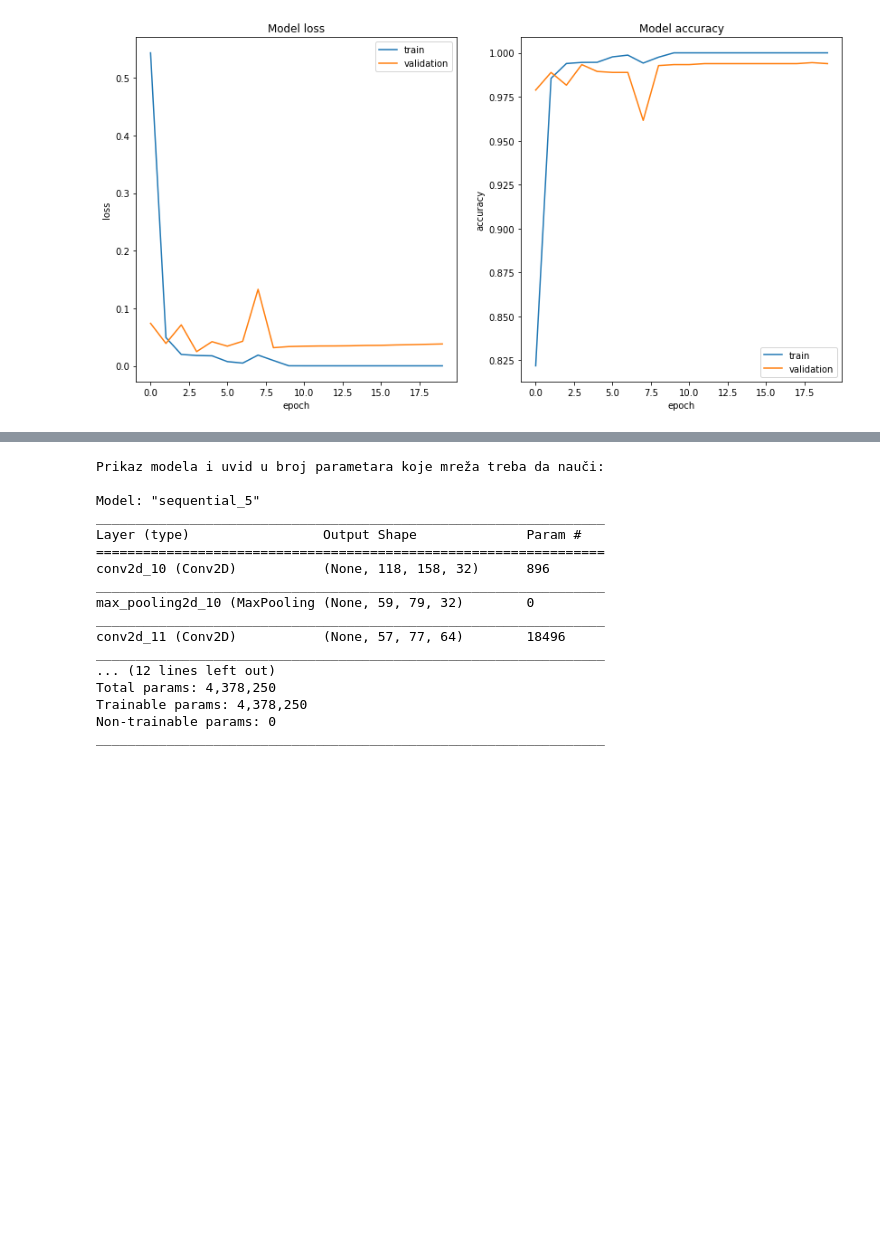
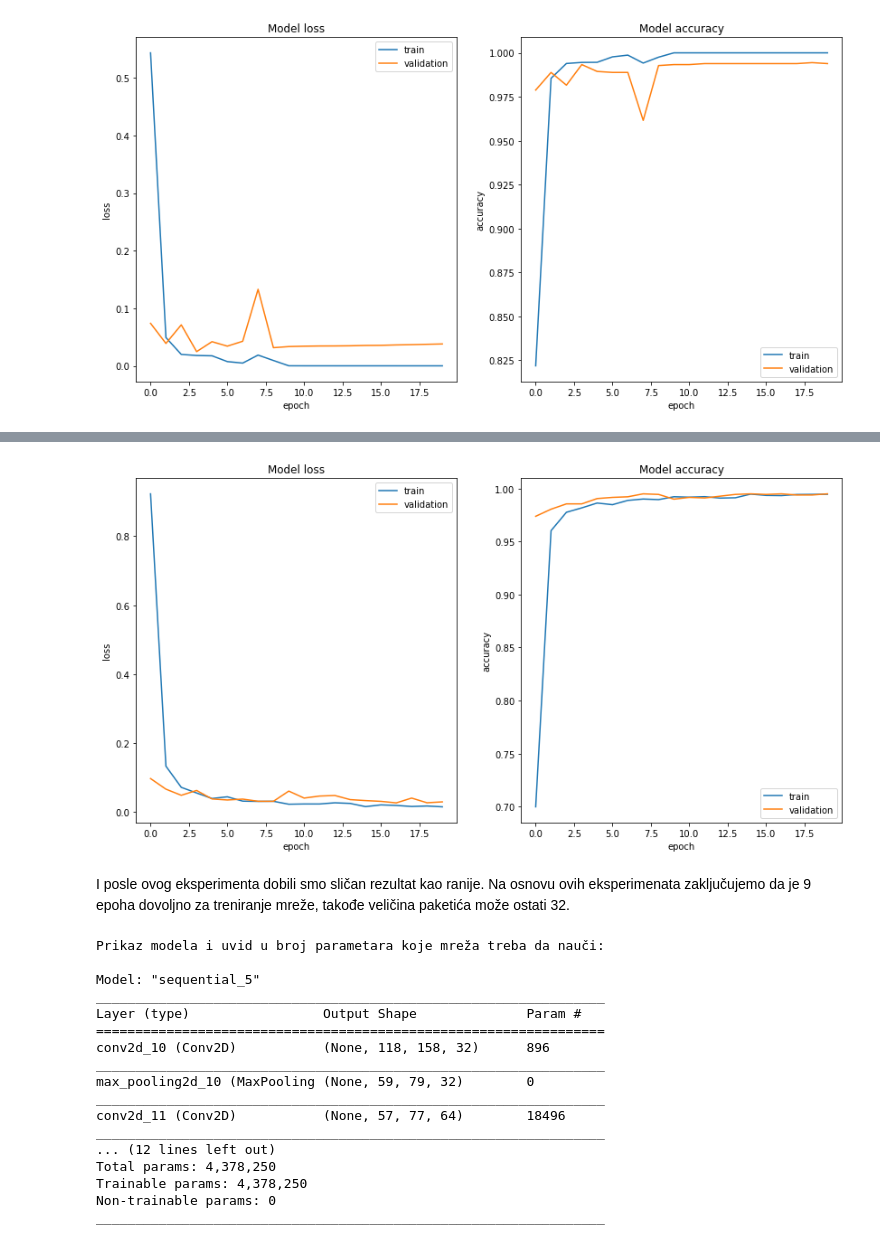
Before and after one commit to AlexandraDotlic/ML-DistractedDriverDetection, a Jupyter notebook: Distracted driver detection.ipynb, the cells around one changed output, grey strips where cells are left out. Saved outputs shown, nothing was run; the diff lists cells and outputs as text; code cells hidden in the pictures; blank space fills up the shorter version.

```diff
--- a/Distracted driver detection.ipynb
+++ b/Distracted driver detection.ipynb
@@ -372,0 +422,25 @@ tf.random.set_seed(0)
+# %%
+model_cnn_batch = Sequential()
+model_cnn_batch.add(Conv2D(32, (3, 3), activation='relu', input_shape=(120, 160, 3)))
+model_cnn_batch.add(MaxPooling2D((2, 2)))
+model_cnn_batch.add(Conv2D(64, (3, 3), activation='relu'))
+model_cnn_batch.add(MaxPooling2D((2, 2)))
+model_cnn_batch.add(Dropout(0.1))
+
+model_cnn_batch.add(Flatten())
+model_cnn_batch.add(Dense(64, activation='relu'))
+model_cnn_batch.add(Dropout(0.1))
+model_cnn_batch.add(Dense(10))
+# %%
+#treniramo mrežu na isti način kao ranije
+model_cnn_batch.compile(optimizer='adam',
+              loss=tf.keras.losses.SparseCategoricalCrossentropy(from_logits=True),
+              metrics=['accuracy'])
+# %%
+batch_size = 64
+epochs = 20
+history_batch = model_cnn_batch.fit(X_train, y_train,
+                    batch_size=batch_size,
+                    epochs=epochs,
+                    verbose=1,
+                    validation_split=0.1)
@@ -373,3 +465,10 @@ tf.random.set_seed(0)
+# %%
+plot_loss_and_accuracy(history_batch)
+# %% [output]
+[figure, added]
+# %% [markdown]
+I posle ovog eksperimenta dobili smo sličan rezultat kao ranije.
+Na osnovu ovih eksperimenata zaključujemo da je 9 epoha dovoljno za treniranje mreže, takođe veličina paketića može ostati 32.
 # %%
 model_cnn2 = Sequential()
 model_cnn2.add(Conv2D(32, (3, 3), activation='relu', input_shape=(120, 160, 3)))
```
Also changed, not shown: parts of 14 cells of this notebook.
